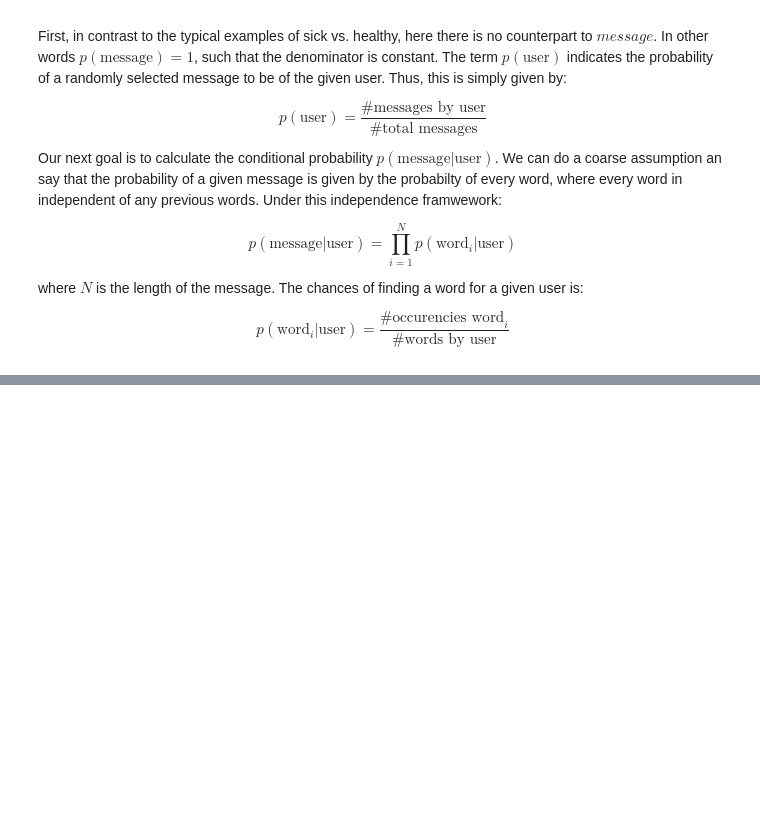
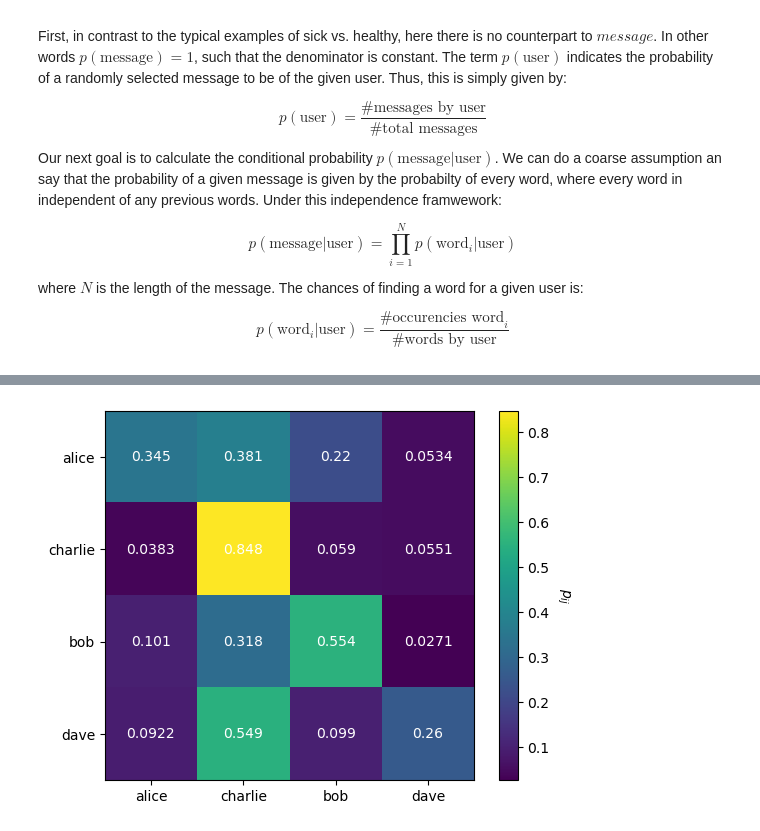
Before and after one commit to pastranacl/naive_bayes_whatsapp_group, a Jupyter notebook: naive_bayes_whatsapp_analysis.ipynb, the cells around one changed output, grey strips where cells are left out. Cells and saved outputs as stored; diff of their text form; code cells hidden in the pictures; blank space fills up the shorter version.

Commit message:
Included precission matrix function

```diff
--- a/naive_bayes_whatsapp_analysis.ipynb
+++ b/naive_bayes_whatsapp_analysis.ipynb
@@ -88,9 +94,8 @@ def load_conversations(path_file):
 def make_dictionary(messages, members_msg, members):
     """
         Creates a dictionary for every word in the text.
-        The dictinary is composed of a dictinary of dictionaries containign the
-        word and the number of times each user has employed the word.
-        For instance,
+        The dictinary is composed of a dictionary of dictionaries containign the
+        word and the number of times each user has employed the word.  For instance,
 
         word_dict = {
                         'hello': {
@@ -101,10 +106,11 @@ def make_dictionary(messages, members_msg, members):
 
 
         Parameters:
-
-
+            - messages (array): Array of arrays containing all the words for each message
+            - members_msg (array): User assocaited to each of the messages in messages
+            - members (array): Array with the unique users of the conversation
         Returns:
-
+            - word_dict (dictinary of dictionaries):  See description above
 
     """
     # Creates an empty dictionary
@@ -224,14 +235,12 @@ def naive_bayes_whatsapp_messages(message, members, num_messages_members, prob_m
 # %%
 # Load conversation
-messages, members_msg, members = load_conversations('./chat_test.txt')
+messages, members_msg, members = load_conversations('./chat.txt')
 
 # Split the data in training and cross-validation sets
-messages_train, messages_xval, members_msg_train, members_msg_xval  = split_data(messages, members_msg, 0.8)
+messages_train, messages_xval, members_msg_train, members_msg_xval  = split_data(messages, members_msg, 0.75)
 
 # Make dictionary
 word_dict_train = make_dictionary(messages_train, members_msg_train, members)
 
 # Determine probabilities per user
 num_messages_members, prob_message_members = prob_message_by_members(messages_train, members_msg_train, members)
-
-print(num_messages_members)
@@ -240,3 +247,3 @@ print(num_messages_members)
 # %%
 # Test a sentence
-naive_bayes_whatsapp_messages("Me conformo", members, num_messages_members, prob_message_members, word_dict_train)
+most_likely_member, p_message_per_member = naive_bayes_whatsapp_messages("Hello World!", members, num_messages_members, prob_message_members, word_dict_train)
@@ -249,0 +256,70 @@ naive_bayes_whatsapp_messages("Me conformo", members, num_messages_members, prob
+# %%
+def evaluate_cross_validation(messages_xval, members_msg_xval, members, num_messages_members, prob_message_members, word_dict_train, plot_precc=True):
+    """
+
+        This function is used to test the performance of the method. We iterate over all messages in the cross validation set.
+        It creates a 2D array reppresenting the probability of predicting a member Y given that the message was sent by X.
+        Ideally, it should be very high in the diagonal and null (or very small) in the non-diagonal terms
+
+
+
+
+    """
+    n_members = len(members)
+
+    # Create classifciation matrix
+    classification_dict_matrix = {}
+    for member in members:
+        classification_dict_matrix[member] = {m: 0 for m in members}
+
+    # We iterate over all messages
+    for message_arr_fmt, member in zip(messages_xval, members_msg_xval):
+
+        # Convert array to string with spaces
+        message = " ".join(message_arr_fmt)
+        most_likely_member, _ = naive_bayes_whatsapp_messages(message, members, num_messages_members, prob_message_members, word_dict_train)
+
+        classification_dict_matrix[member][most_likely_member] +=1
+
+    # We rescale by the number of messages of member to find the classifciation probabilities
+    for member in members:
+        n_msg_member =  sum(classification_dict_matrix[member].values())
+        for m  in members:
+            classification_dict_matrix[member][m] /= n_msg_member
+
+    #print(classification_dict_matrix)
+
+    # Accesory ploting funciton
+    if plot_precc == True:
+
+        # Converts the dictionary to a numpy array
+        n_members = len(members)
+        classification_matrix = np.zeros((n_members, n_members))
+
+        for i in range(0,n_members):
+            for j in range(0,n_members):
+                classification_matrix[i][j] = classification_dict_matrix[members[i]][members[j]]
+
+        # Ploting funcitons
+        import matplotlib.pyplot as plt
+
+        fig, ax = plt.subplots()
+        im = ax.imshow(classification_matrix)
+
+        # Loop over data dimensions and create text annotations.
+        for i in range(n_members):
+            for j in range(n_members):
+                text = ax.text(j, i,  float('%.3g' % classification_matrix[i, j]), ha="center", va="center", color="w")
+
+        # Labels
+        ax.set_xticks(np.arange(n_members), labels=members)
+        ax.set_yticks(np.arange(n_members), labels=members)
+
+        #
+        cbar = ax.figure.colorbar(im, ax=ax,  cmap="YlGn")
+        cbar.ax.set_ylabel(r"$p_{ij}$", rotation=-90, va="bottom")
+
+
+evaluate_cross_validation(messages_xval, members_msg_xval, members, num_messages_members, prob_message_members, word_dict_train)
+# %% [output]
+[figure, added]
```
Also changed, not shown: parts of 6 cells of this notebook.
